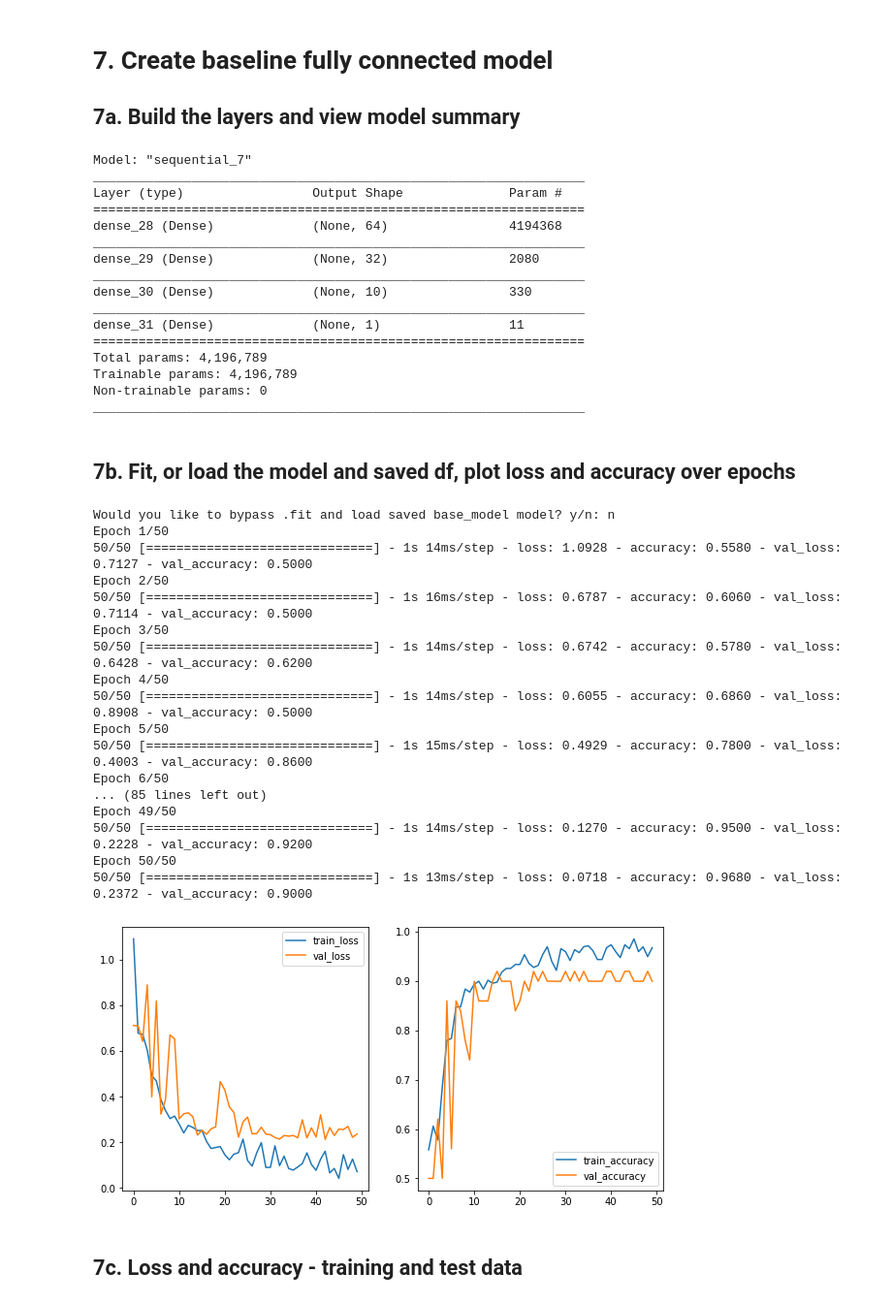
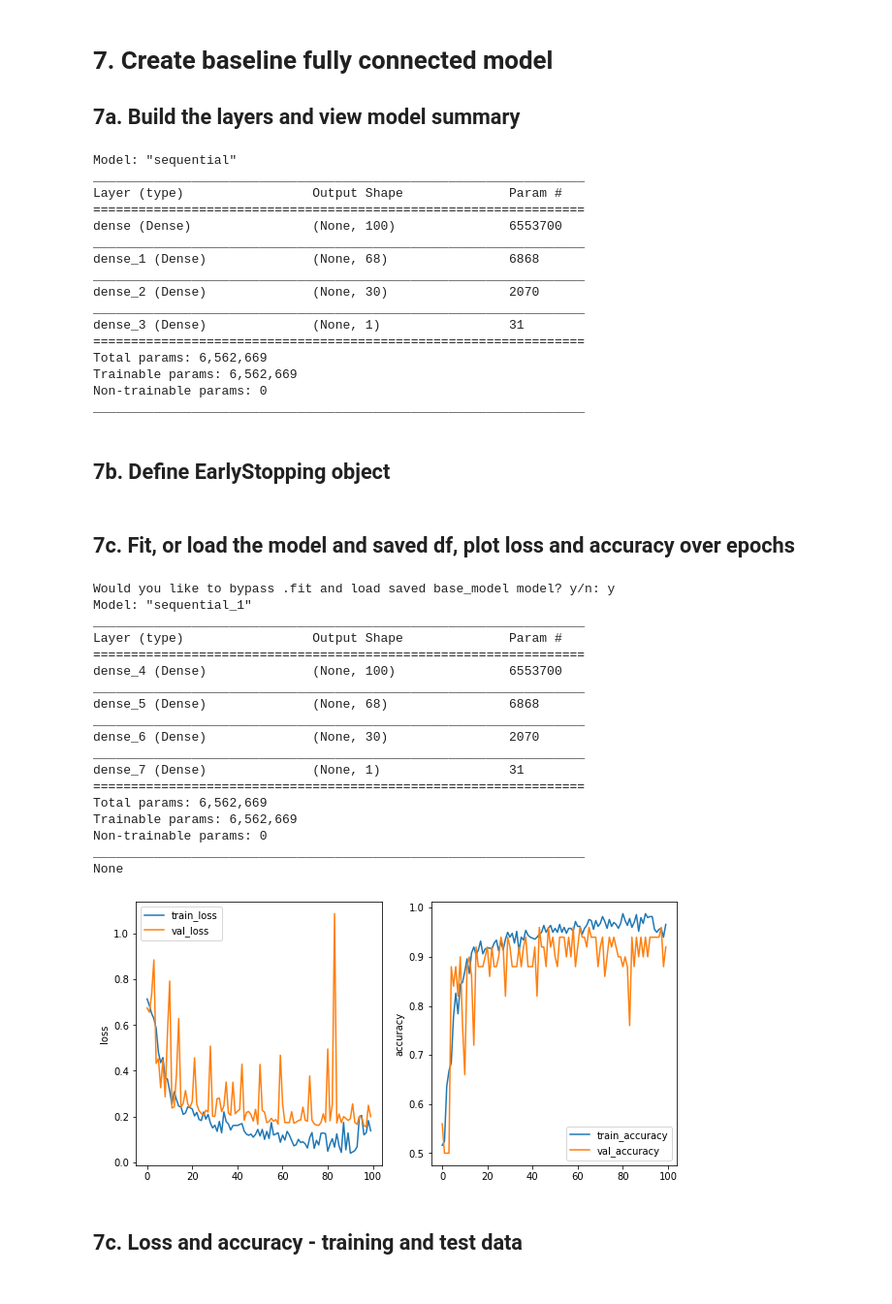
Before and after one commit to AgathaZareth/Pneumonia-Detection-with-CNN, a Jupyter notebook: notebook.ipynb, the cells around one changed output. Shown at 97% size. Drawn from its saved outputs; the diff is of its cells as text; code cells hidden in the pictures.

```diff
--- a/notebook.ipynb
+++ b/notebook.ipynb
@@ -430,9 +530,9 @@ len(down_labels[7:507])
 # %% [markdown]
 ## 6.5c. Assign x and y variables for reduced training set
 # %%
-x_img = down_img[7:507]
-x_images = down_images[7:507]
-y = down_labels[7:507]
+x_img = down_img[start:stop]
+x_images = down_images[start:stop]
+y = down_labels[start:stop]
 
 print(x_img.shape)
 print(x_images.shape)
@@ -475,9 +590,9 @@ accuracy: I am using accuracy because I want a reliable model that does a good j
 # Build a baseline fully connected model without convolutional layers
 base_model = models.Sequential()
 
-base_model.add(layers.Dense(64, activation='relu', input_dim=x_img.shape[1]))
-base_model.add(layers.Dense(32, activation='relu'))
-base_model.add(layers.Dense(10, activation='relu'))
+base_model.add(layers.Dense(100, activation='relu', input_dim=x_img.shape[1]))
+base_model.add(layers.Dense(68, activation='relu'))
+base_model.add(layers.Dense(30, activation='relu'))
 base_model.add(layers.Dense(1, activation='sigmoid'))
 
 base_model.compile(optimizer='SGD',
@@ -486,19 +601,21 @@ base_model.compile(optimizer='SGD',
 
 base_model.summary()
 # %% [output]
-Model: "sequential_7"
+Model: "sequential"
 _________________________________________________________________
 Layer (type)                 Output Shape              Param #
 =================================================================
-dense_28 (Dense)             (None, 64)                4194368
+dense (Dense)                (None, 100)               6553700
 _________________________________________________________________
-dense_29 (Dense)             (None, 32)                2080
+dense_1 (Dense)              (None, 68)                6868
 _________________________________________________________________
-dense_30 (Dense)             (None, 10)                330
+dense_2 (Dense)              (None, 30)                2070
 _________________________________________________________________
-dense_31 (Dense)             (None, 1)                 11
+dense_3 (Dense)              (None, 1)                 31
 =================================================================
-Total params: 4,196,789
-Trainable params: 4,196,789
+Total params: 6,562,669
+Trainable params: 6,562,669
 Non-trainable params: 0
 _________________________________________________________________
+# %% [markdown]
+## 7b. Define EarlyStopping object
@@ -505,52 +628,54 @@ _________________________________________________________________
 # %% [markdown]
-## 7b. Fit, or load the model and saved df, plot loss and accuracy over epochs
+## 7c. Fit, or load the model and saved df, plot loss and accuracy over epochs
 # %%
 x = input("Would you like to bypass .fit and load saved base_model model? y/n: ")
 all_y = ['y', 'yes']
 if x.lower() in all_y:
     # load the saved model
     base_model = models.load_model('base_model.h5')
     # load the df with the loss and accuracy over epochs
     base_model_results_df = pd.read_pickle("./base_model_results_df.pkl")
     # print the model summary, to for visual comparision to above
     print(base_model.summary())
     # plot the model loss and accuracy
     plot_loss_accuracy(base_model_results_df);
 
 else:
+
     # fit model
     base_model_results = base_model.fit(x_img,
                                         y,
-                                        epochs=50,
+                                        epochs=100, # this model trains very quickly so I am putting up to 100
                                         batch_size=10,
                                         validation_data=(val_img, val_labels))
     # plot loss and accuracy
     plot_loss_accuracy((base_model_results.history));
     # save the model
     base_model.save('base_model.h5')
     # create df from base_model_results.history
     df = to_df(base_model_results.history)
     # save the dictionary from base_model_results
     pd.to_pickle(df, "./base_model_results_df.pkl")
 # %% [output]
-Would you like to bypass .fit and load saved base_model model? y/n: n
-Epoch 1/50
-50/50 [==============================] - 1s 14ms/step - loss: 1.0928 - accuracy: 0.5580 - val_loss: 0.7127 - val_accuracy: 0.5000
-Epoch 2/50
-50/50 [==============================] - 1s 16ms/step - loss: 0.6787 - accuracy: 0.6060 - val_loss: 0.7114 - val_accuracy: 0.5000
-Epoch 3/50
-50/50 [==============================] - 1s 14ms/step - loss: 0.6742 - accuracy: 0.5780 - val_loss: 0.6428 - val_accuracy: 0.6200
-Epoch 4/50
-50/50 [==============================] - 1s 14ms/step - loss: 0.6055 - accuracy: 0.6860 - val_loss: 0.8908 - val_accuracy: 0.5000
-Epoch 5/50
-50/50 [==============================] - 1s 15ms/step - loss: 0.4929 - accuracy: 0.7800 - val_loss: 0.4003 - val_accuracy: 0.8600
-Epoch 6/50
-... (85 lines left out)
-Epoch 49/50
-50/50 [==============================] - 1s 14ms/step - loss: 0.1270 - accuracy: 0.9500 - val_loss: 0.2228 - val_accuracy: 0.9200
-Epoch 50/50
-50/50 [==============================] - 1s 13ms/step - loss: 0.0718 - accuracy: 0.9680 - val_loss: 0.2372 - val_accuracy: 0.9000
+Would you like to bypass .fit and load saved base_model model? y/n: y
+Model: "sequential_1"
+_________________________________________________________________
+Layer (type)                 Output Shape              Param #
+=================================================================
+dense_4 (Dense)              (None, 100)               6553700
+_________________________________________________________________
+dense_5 (Dense)              (None, 68)                6868
+_________________________________________________________________
+dense_6 (Dense)              (None, 30)                2070
+_________________________________________________________________
+dense_7 (Dense)              (None, 1)                 31
+=================================================================
+Total params: 6,562,669
+Trainable params: 6,562,669
+Non-trainable params: 0
+_________________________________________________________________
+None
-[figure, old version]
+[figure, new version]
 # %% [markdown]
 ## 7c. Loss and accuracy - training and test data
 # %%
```
Also changed, not shown: parts of 77 cells of this notebook, 5 other files.
